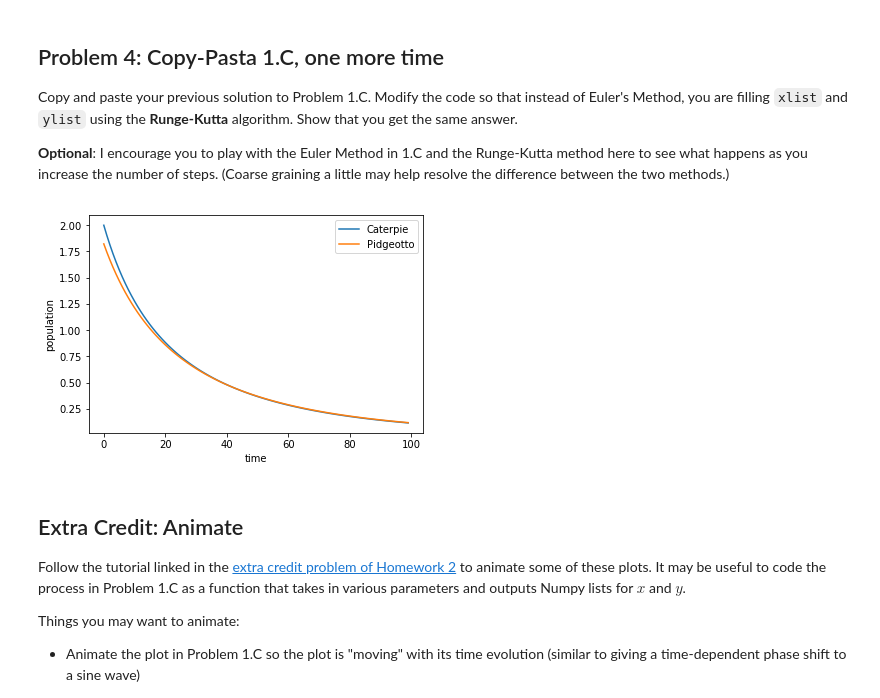
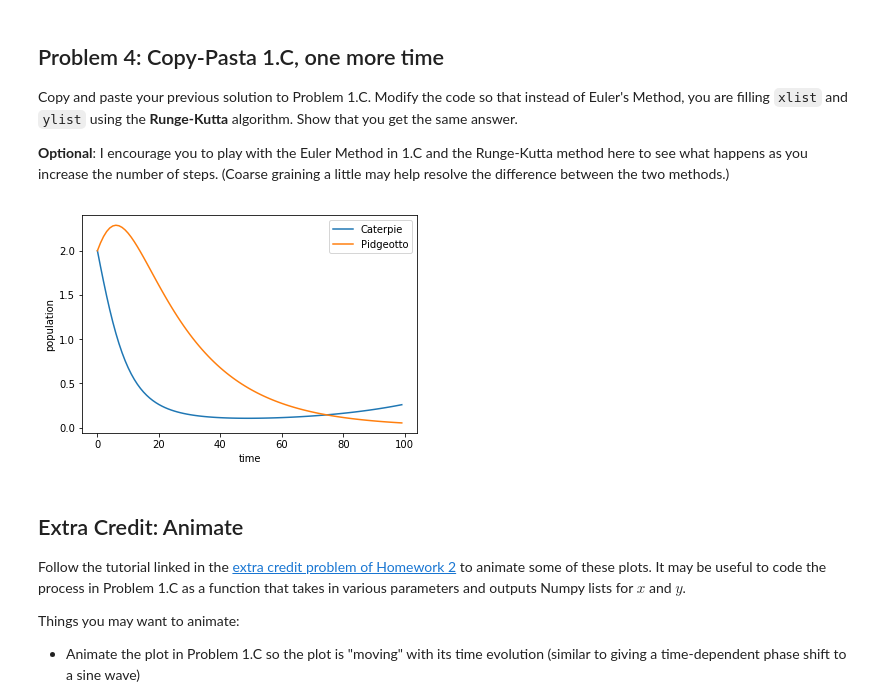
Before and after one commit to udarg001/P177_Homework, a Jupyter notebook: Homework03-master/Homework03-master/Homework 3.ipynb, the cells around one changed output. Drawn from its saved outputs; the diff is of its cells as text; code cells hidden in the pictures.

```diff
--- a/Homework03-master/Homework03-master/Homework 3.ipynb
+++ b/Homework03-master/Homework03-master/Homework 3.ipynb
@@ -671,36 +671,34 @@ y = y0 # FILL THIS IN
 
 for t in time:
     xlist.append(x)
     k1 = dt*f(x,y,t) # FILL THIS IN
     k2 = dt*f(x + 0.5*k1, y + 0.5*k1, t + 0.5*dt)
     x +=k2
-    y += k2
 
     ylist.append(y)
     k1 = dt*g(x,y,t) # FILL THIS IN
     k2 = dt*g(x + 0.5*k1, y + 0.5*k1, t + 0.5*dt)
-    x +=k2
     y += k2
 
 
 
 ## PART 3
 
 tt = np.array(time)
 xx = np.array(xlist)
 yy = np.array(ylist)
 
 import matplotlib.pyplot as plt
 
 
 plt.plot(tt,xx,label='Caterpie')
 plt.plot(tt,yy,label='Pidgeotto')
 plt.xlabel('time')
 plt.ylabel('population')
 plt.legend()
 plt.show()
 # %% [output]
-[figure, old version]
+[figure, new version]
 # %% [markdown]
 ## Extra Credit: Animate
 
```
